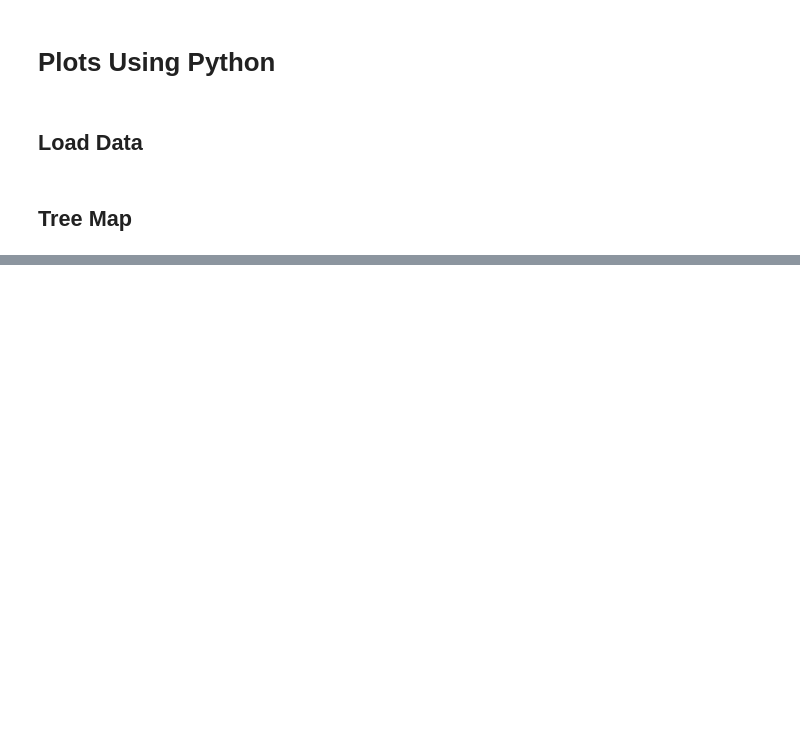
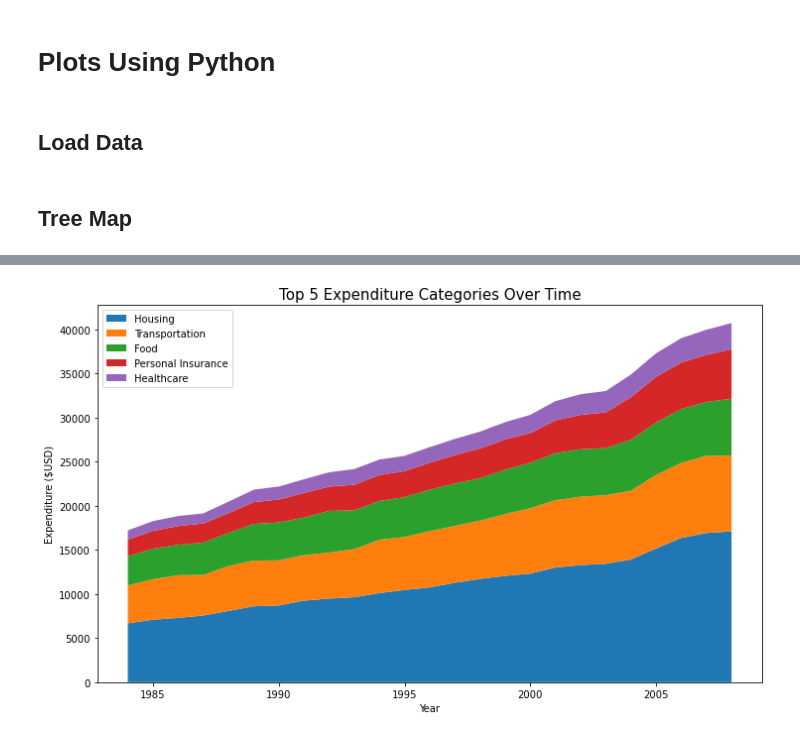
Before and after one commit to ScottBreitbach/DSC640, a Jupyter notebook: Weeks5-6/BreitbachScott_Exercise_3-2.ipynb, the cells around one changed output, grey strips where cells are left out. Drawn from its saved outputs; the diff is of its cells as text; code cells hidden in the pictures; blank space fills up the shorter version.

```diff
--- a/Weeks5-6/BreitbachScott_Exercise_3-2.ipynb
+++ b/Weeks5-6/BreitbachScott_Exercise_3-2.ipynb
@@ -51,0 +89,31 @@ plt.show()
+# %%
+# Pivot dataframe into category expenditures by year
+pivotDF = expenDF.pivot(index='year', columns='category')['expenditure']
+# %%
+# Get list of top 5 categories
+sortedAvg = pivotDF.mean().sort_values(ascending=False)
+topFiveCat = sortedAvg[:5].index.tolist()
+# %%
+# Select Data for chart
+x = pivotDF.index
+y0 = pivotDF[topFiveCat[0]]
+y1 = pivotDF[topFiveCat[1]]
+y2 = pivotDF[topFiveCat[2]]
+y3 = pivotDF[topFiveCat[3]]
+y4 = pivotDF[topFiveCat[4]]
+# %%
+# Initialize the matplotlib figure
+f, ax = plt.subplots(figsize=(12, 7))
+
+# Plot Stacked Area Chart
+plt.stackplot(x, y0, y1, y2, y3, y4, labels=topFiveCat)
+plt.legend(loc='upper left')
+
+# Add chart title and labels
+plt.title("Top 5 Expenditure Categories Over Time", fontsize = 15)
+plt.xlabel("Year")
+plt.ylabel("Expenditure ($USD)")
+
+plt.show()
+# %% [output]
+[figure, added]
```
Also changed, not shown: parts of 6 cells of this notebook, 1 other file.
